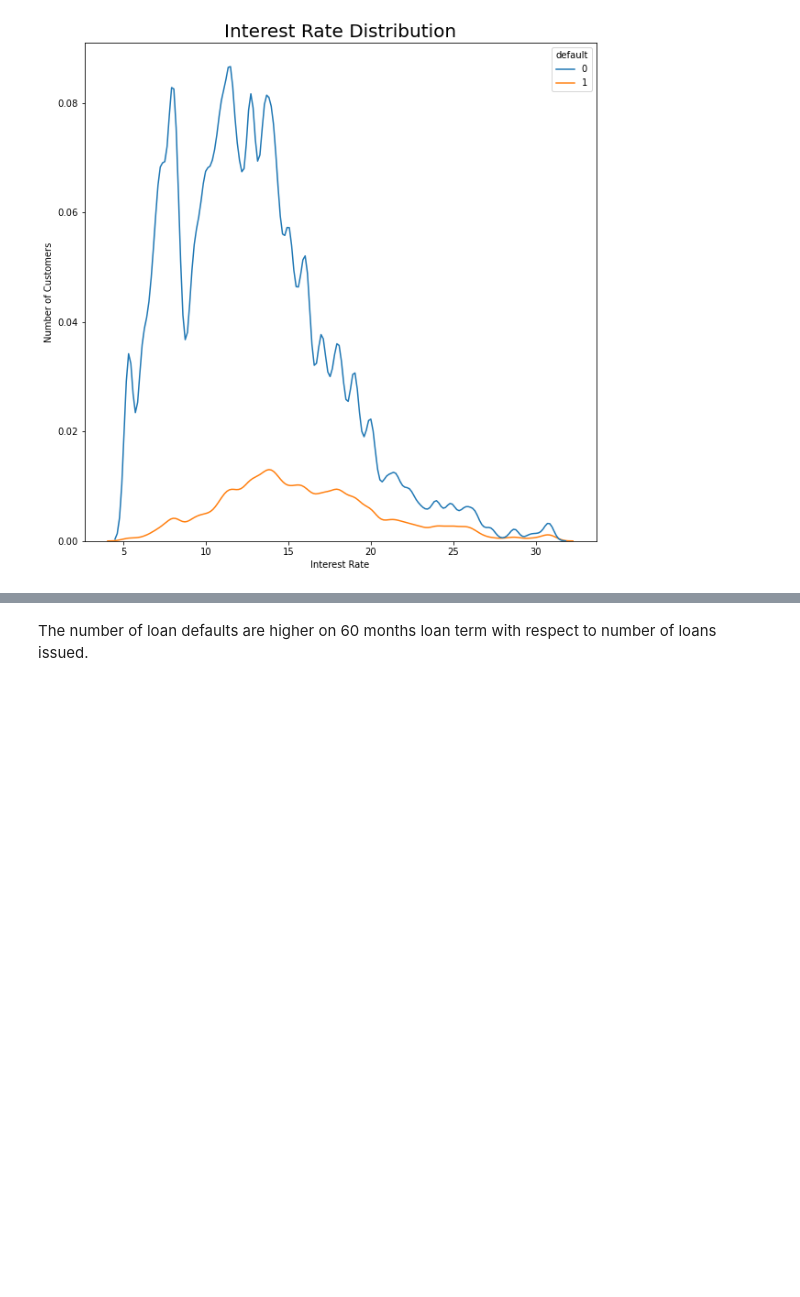
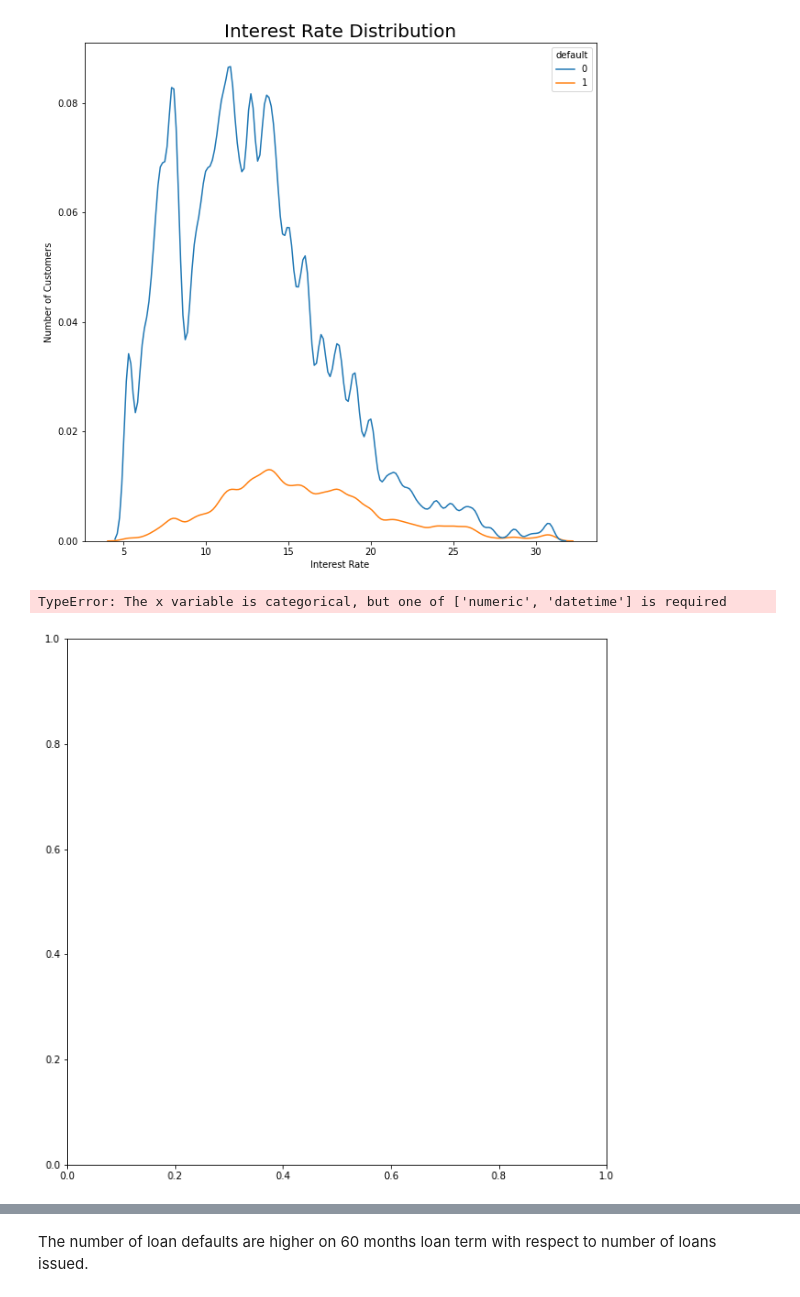
Before and after one commit to prateeksohlot/data-science-projects, a Jupyter notebook: lending_club/loan-project.ipynb, the cells around one changed output, grey strips where cells are left out. Saved outputs shown, nothing was run; the diff lists cells and outputs as text; code cells hidden in the pictures; blank space fills up the shorter version.

```diff
--- a/lending_club/loan-project.ipynb
+++ b/lending_club/loan-project.ipynb
@@ -151,5 +166,5 @@ Exploring basic
 # %%
-exp = data.select('loan_amnt', 'funded_amnt', 'int_rate', 'annual_inc', 'default').toPandas()
+exp = data.select('loan_amnt', 'funded_amnt', 'int_rate','installment', 'annual_inc','term', 'default').toPandas()
 
 
 fig, ax = plt.subplots(figsize = (10,10))
@@ -167,3 +178,12 @@ sns.kdeplot()
+# %%
+fig,ax = plt.subplots(figsize = (10,10))
+sns.kdeplot(data = exp, x = 'annual_inc', hue = 'default')
+ax.set_title('Interest Rate Distribution', fontsize = 20)
+ax.set_xlabel('Interest Rate')
+ax.set_ylabel('Number of Customers')
+# %% [output]
+TypeError: The x variable is categorical, but one of ['numeric', 'datetime'] is required
+[figure, added]
 # %%
 fig, ax = plt.subplots(figsize = (10,10))
 
```
Also changed, not shown: parts of 9 cells of this notebook, 2 other files.
